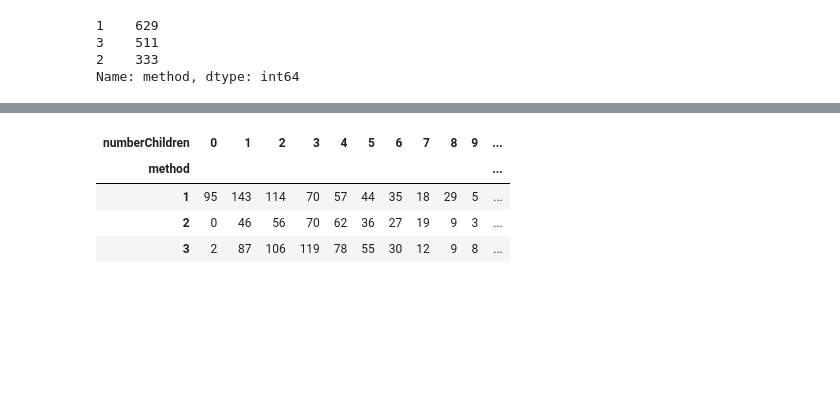
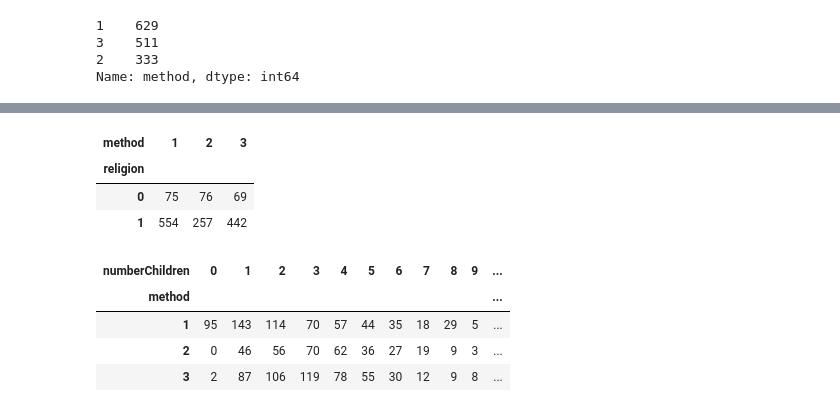
Before and after one commit to ToriStoner/assignment4, a Jupyter notebook: assignment4.ipynb, the cells around one changed output, grey strips where cells are left out. Cells and saved outputs as stored; diff of their text form; code cells hidden in the pictures; blank space fills up the shorter version.

```diff
--- a/assignment4.ipynb
+++ b/assignment4.ipynb
@@ -704,3 +720,12 @@ Name: method, dtype: int64
+# %%
+var = "religion"
+group = "method"
+pd.crosstab(df[var],df[group])
+# %% [output]
+| method | 1 | 2 | 3 |
+| religion |  |  |  |
+| 0 | 75 | 76 | 69 |
+| 1 | 554 | 257 | 442 |
 # %%
 var = "method"
 group = "numberChildren"
```
Also changed, not shown: parts of 5 cells of this notebook.
